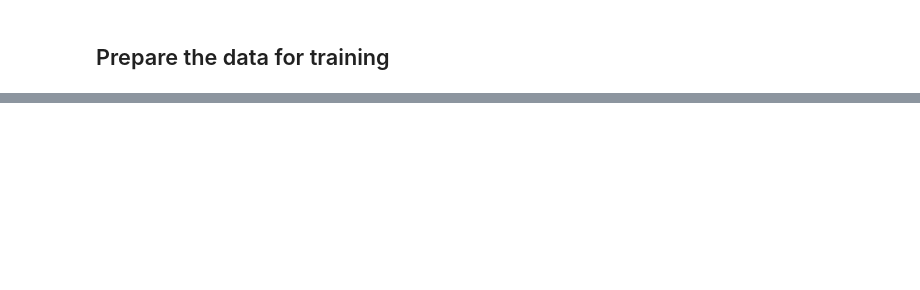
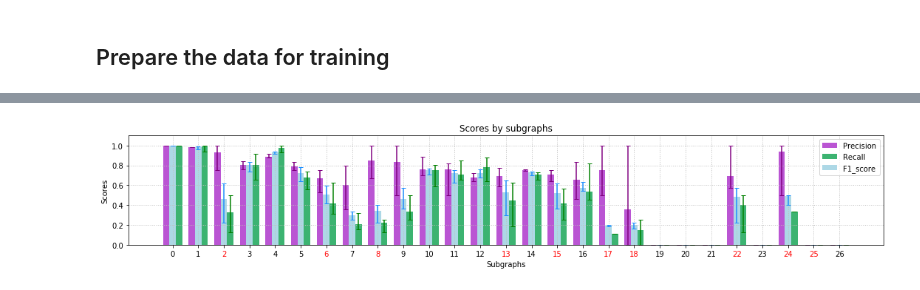
Before and after one commit to Jisoo-Min/Graph-Match, a Jupyter notebook: src/rnn/RNN.ipynb, the cells around one changed output, grey strips where cells are left out. Saved outputs shown, nothing was run; the diff lists cells and outputs as text; code cells hidden in the pictures; blank space fills up the shorter version.

```diff
--- a/src/rnn/RNN.ipynb
+++ b/src/rnn/RNN.ipynb
@@ -377,0 +528,98 @@ results.to_csv("results.csv", header=True)
+# %%
+# import matplotlib
+import matplotlib.pyplot as plt
+import numpy as np
+
+
+p_means = ( 1, 0.985, 0.935, 0.807, 0.888, 0.787, 0.667, 0.605, 0.852, 0.833, 0.758, 0.763, 0.675, 0.690, 0.749, 0.711,
+           0.654, 0.750, 0.353, 0, 0, 0, 0.689, 0, 0.938, 0, 0)
+p_std   = [[0, 0.001, 0.185, 0.044, 0.011, 0.037, 0.141, 0.252, 0.185, 0.333, 0.056, 0.263, 0.032, 0.102, 0.006, 0.068,
+           0.193, 0.250, 0.353, 0, 0, 0, 0.118, 0, 0.438, 0, 0],
+           [0, 0.000, 0.065, 0.036, 0.029, 0.047, 0.082, 0.195, 0.148, 0.167, 0.130, 0.055, 0.049, 0.088, 0.014, 0.039,
+           0.179, 0.250, 0.647, 0, 0, 0, 0.311, 0, 0.063, 0, 0]]
+
+r_means = ( 1, 0.990, 0.325, 0.806, 0.975, 0.674, 0.419, 0.205, 0.222, 0.338, 0.749, 0.708, 0.779, 0.450, 0.707, 0.419,
+           0.536, 0.111, 0.146, 0, 0, 0, 0.400, 0, 0.333, 0, 0)
+r_std   = ([0, 0.049, 0.200, 0.153, 0.042, 0.119, 0.106, 0.047, 0.097, 0.088, 0.163, 0.054, 0.142, 0.263, 0.049, 0.169,
+           0.082, 0.000, 0.146, 0, 0, 0, 0.275, 0, 0.000, 0, 0],
+           [0, 0.010, 0.175, 0.112, 0.025, 0.067, 0.206, 0.111, 0.028, 0.162, 0.056, 0.138, 0.100, 0.175, 0.024, 0.144,
+           0.282, 0.000, 0.104, 0, 0, 0, 0.100, 0, 0.000, 0, 0])
+
+f_means = ( 1, 0.987, 0.461, 0.804, 0.929, 0.725, 0.506, 0.295, 0.344, 0.458, 0.749, 0.726, 0.720, 0.527, 0.728, 0.518,
+           0.575, 0.191, 0.202, 0, 0, 0, 0.480, 0, 0.488, 0, 0)
+f_std   = ([0, 0.025, 0.239, 0.069, 0.012, 0.087, 0.090, 0.045, 0.122, 0.094, 0.043, 0.097, 0.043, 0.227, 0.026, 0.155,
+           0.035, 0.009, 0.036, 0, 0, 0, 0.258, 0, 0.087, 0, 0],
+           [0, 0.005, 0.154, 0.029, 0.008, 0.059, 0.086, 0.039, 0.056, 0.113, 0.019, 0.024, 0.043, 0.118, 0.013, 0.102,
+           0.059, 0.009, 0.020, 0, 0, 0, 0.091, 0, 0.013, 0, 0])
+
+
+
+
+ind = np.arange(len(p_means))  # the x locations for the groups
+width = 0.25  # the width of the bars
+
+fig, ax = plt.subplots(figsize=(15, 3))
+rects1 = ax.bar(ind -width, p_means, width, yerr=p_std, capsize=3, color='mediumorchid', ecolor='purple',
+                label='Precision')
+rects2 = ax.bar(ind + width, r_means, width, yerr=r_std, capsize=3, color='mediumseagreen', ecolor='g',
+                label='Recall')
+rects3 = ax.bar(ind,         f_means, width, yerr=f_std, capsize=3, color='lightblue', ecolor='dodgerblue',
+                label='F1_score')
+# Add some text for labels, title and custom x-axis tick labels, etc.
+ax.set_ylabel('Scores')
+ax.set_xlabel('Subgraphs')
+ax.set_title('Scores by subgraphs')
+ax.set_xticks(ind)
+
+
+ax.grid(color='silver', linestyle='dotted', linewidth=1)
+ax.legend(loc='upper right', fontsize='medium')
+
+
+plt.ylim(0, 1.1)
+#######loop subgraphs###########3
+plt.gca().get_xticklabels()[2].set_color("red")
+plt.gca().get_xticklabels()[6].set_color("red")
+plt.gca().get_xticklabels()[8].set_color("red")
+plt.gca().get_xticklabels()[13].set_color("red")
+plt.gca().get_xticklabels()[15].set_color("red")
+plt.gca().get_xticklabels()[17].set_color("red")
+plt.gca().get_xticklabels()[18].set_color("red")
+plt.gca().get_xticklabels()[22].set_color("red")
+plt.gca().get_xticklabels()[24].set_color("red")
+plt.gca().get_xticklabels()[25].set_color("red")
+######################
+
+
+def autolabel(rects, xpos='center'):
+    """
+    Attach a text label above each bar in *rects*, displaying its height.
+
+    *xpos* indicates which side to place the text w.r.t. the center of
+    the bar. It can be one of the following {'center', 'right', 'left'}.
+    """
+
+    ha = {'center': 'center', 'right': 'left', 'left': 'right'}
+    offset = {'center': 0, 'right': 1, 'left': -1}
+
+    for rect in rects:
+        height = rect.get_height()
+        """
+        ax.annotate('{}'.format(height),
+                    xy=(rect.get_x() + rect.get_width() / 2, height),
+                    xytext=(offset[xpos]*3, 3),  # use 3 points offset
+                    textcoords="offset points",  # in both directions
+                    va='bottom')
+        """
+
+
+autolabel(rects1, "left")
+autolabel(rects2, "right")
+autolabel(rects3, "right")
+
+
+fig.tight_layout()
+plt.savefig("results.png", bbox_inches='tight')
+plt.show()
+# %% [output]
+[figure, added]
```
Also changed, not shown: parts of 34 cells of this notebook.
